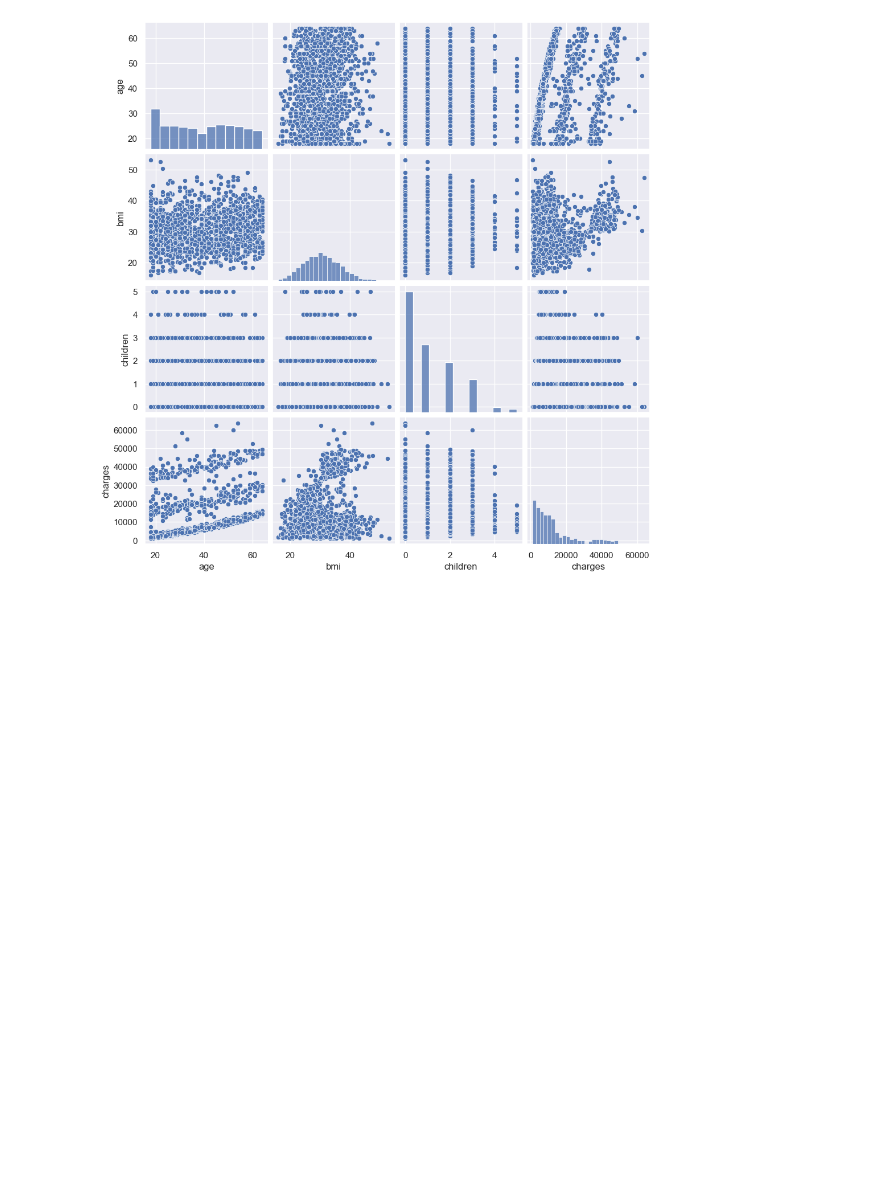
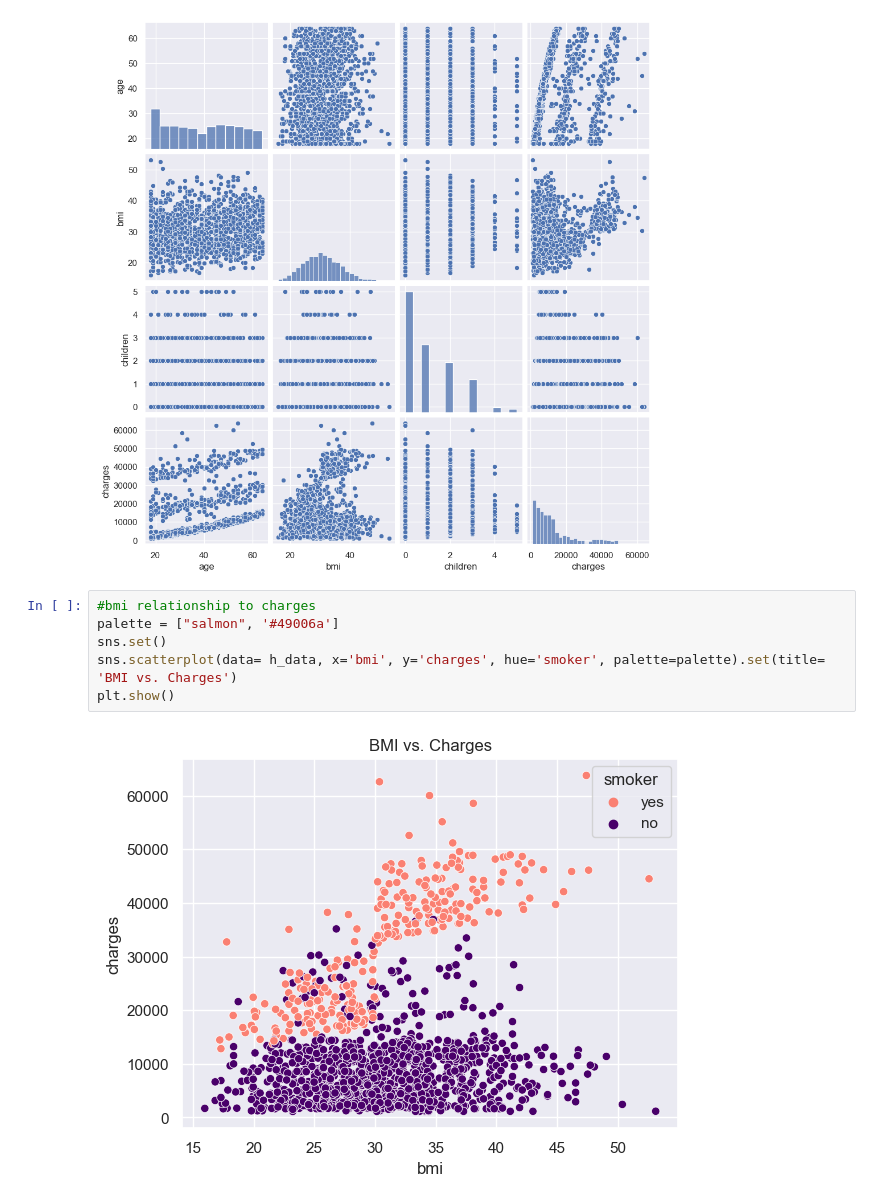
Before and after one commit to MikaMohd/Project-4-Group-7, a Jupyter notebook: group_7_RandomForrestRegressor.ipynb, the cells around one changed output. Cells and saved outputs as stored; diff of their text form; blank space fills up the shorter version.

```diff
--- a/group_7_RandomForrestRegressor.ipynb
+++ b/group_7_RandomForrestRegressor.ipynb
@@ -206,3 +206,11 @@ sns.pairplot(h_data[numeric_features])
 plt.show()
 # %% [output]
 [figure]
+# %%
+#bmi relationship to charges
+palette = ["salmon", '#49006a']
+sns.set()
+sns.scatterplot(data= h_data, x='bmi', y='charges', hue='smoker', palette=palette).set(title= 'BMI vs. Charges')
+plt.show()
+# %% [output]
+[figure, added]
```
Also changed, not shown: parts of 10 cells of this notebook.
